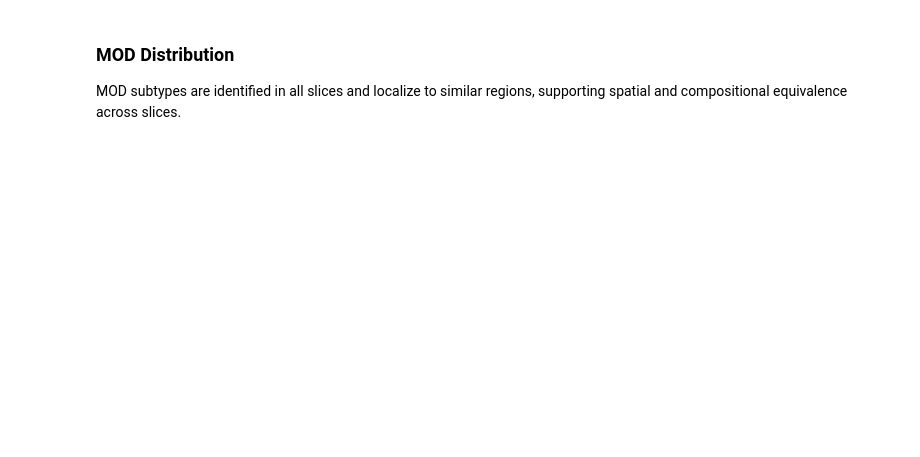
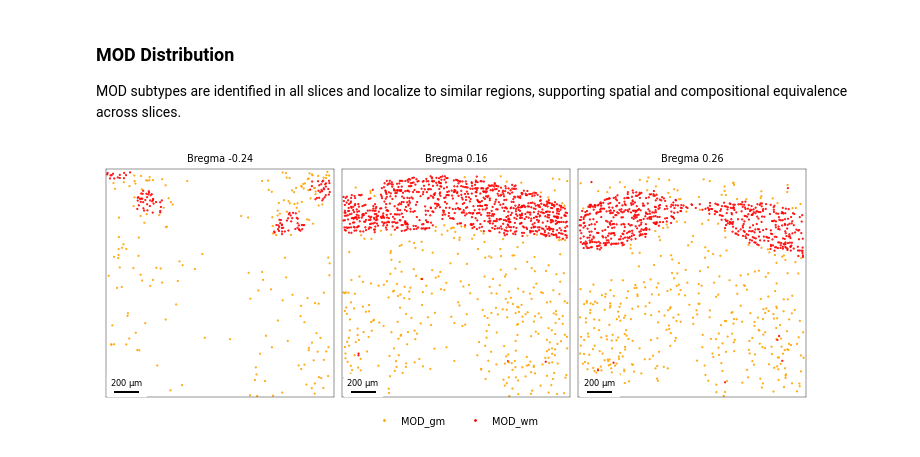
Before and after one commit to melocery/MasterThesisAnalysis, a Jupyter notebook: notebook/R1_SliceEquivalence.ipynb, the cells around one changed output. Saved outputs shown, nothing was run; the diff lists cells and outputs as text; code cells hidden in the pictures; blank space fills up the shorter version.

```diff
--- a/notebook/R1_SliceEquivalence.ipynb
+++ b/notebook/R1_SliceEquivalence.ipynb
@@ -312,5 +306,16 @@ plt.show()
 # %%
+banksy_024 = banksy_result[banksy_result['Bregma']==-0.24].copy()
+banksy_024_MOD = banksy_024[(banksy_024['banksy_cluster'] == 7) | (banksy_024['banksy_cluster'] == 8)].copy()
+banksy_024_MOD['x'] = banksy_024_MOD['x'] - banksy_024_MOD['x'].min()
+banksy_024_MOD['y'] = banksy_024_MOD['y'] - banksy_024_MOD['y'].min()
+banksy_024_MOD = banksy_024_MOD.copy()
+
 banksy_016_MOD = banksy_016[(banksy_016['banksy_cluster'] == 7) | (banksy_016['banksy_cluster'] == 8)].copy()
 banksy_016_MOD['x'] = banksy_016_MOD['x'] - banksy_016_MOD['x'].min()
 banksy_016_MOD['y'] = banksy_016_MOD['y'] - banksy_016_MOD['y'].min()
 banksy_016_MOD = banksy_016_MOD.copy()
+
+banksy_026_MOD = banksy_026[(banksy_026['banksy_cluster'] == 7) | (banksy_026['banksy_cluster'] == 8)].copy()
+banksy_026_MOD['x'] = banksy_026_MOD['x'] - banksy_026_MOD['x'].min()
+banksy_026_MOD['y'] = banksy_026_MOD['y'] - banksy_026_MOD['y'].min()
+banksy_026_MOD = banksy_026_MOD.copy()
@@ -367,0 +322,50 @@ plt.show()
+# %%
+fig, ax = plt.subplots(1, 3, figsize=(18*CM, 7*CM), sharex=True, sharey=True, constrained_layout=True)
+
+titles = ["Bregma -0.24", "Bregma 0.16", "Bregma 0.26"]
+datasets = [banksy_024_MOD, banksy_016_MOD, banksy_026_MOD]
+
+for i, (a, df) in enumerate(zip(ax, datasets)):
+    a.scatter(df['x'], df['y'], s=0.3, c=df['banksy_cluster'].map(color_map), rasterized=True)
+    a.set_title(titles[i], fontsize=7)
+    a.set_aspect('equal', adjustable='box')
+    a.set_xlim(-10, 1810)
+    a.set_ylim(-10, 1810)
+    a.set_xticks([])
+    a.set_yticks([])
+    a.xaxis.set_tick_params(labelsize=5, width=0.3)
+    a.yaxis.set_tick_params(labelsize=5, width=0.3)
+    a.spines[["top", "right", "left", "bottom"]].set_linewidth(0.3)
+    _plot_scalebar(a, dx=1, units="um", location="lower left", length_fraction=0.2, fontsize=6, box_alpha=1, color="black")
+
+# Global legend
+label_display_map = {
+    7: 'MOD_gm',
+    8: 'MOD_wm'
+}
+
+handles = [
+    mlines.Line2D(
+        [0], [0], marker='.', linestyle='None',
+        color='none',
+        markerfacecolor=color_map[label],
+        markeredgecolor='none',
+        markersize=4,
+        label=label_display_map[label]
+    )
+    for label in [7, 8]
+]
+
+fig.legend(
+    handles=handles,
+    fontsize=7,
+    loc='lower center',
+    frameon=False,
+    bbox_to_anchor=(0.5, -0.05),
+    ncol=2
+)
+
+plt.savefig("../data/results/R1/MOD.pdf", bbox_inches='tight')
+plt.show()
+# %% [output]
+[figure, added]
```
Also changed, not shown: parts of 36 cells of this notebook, 3 other files.
